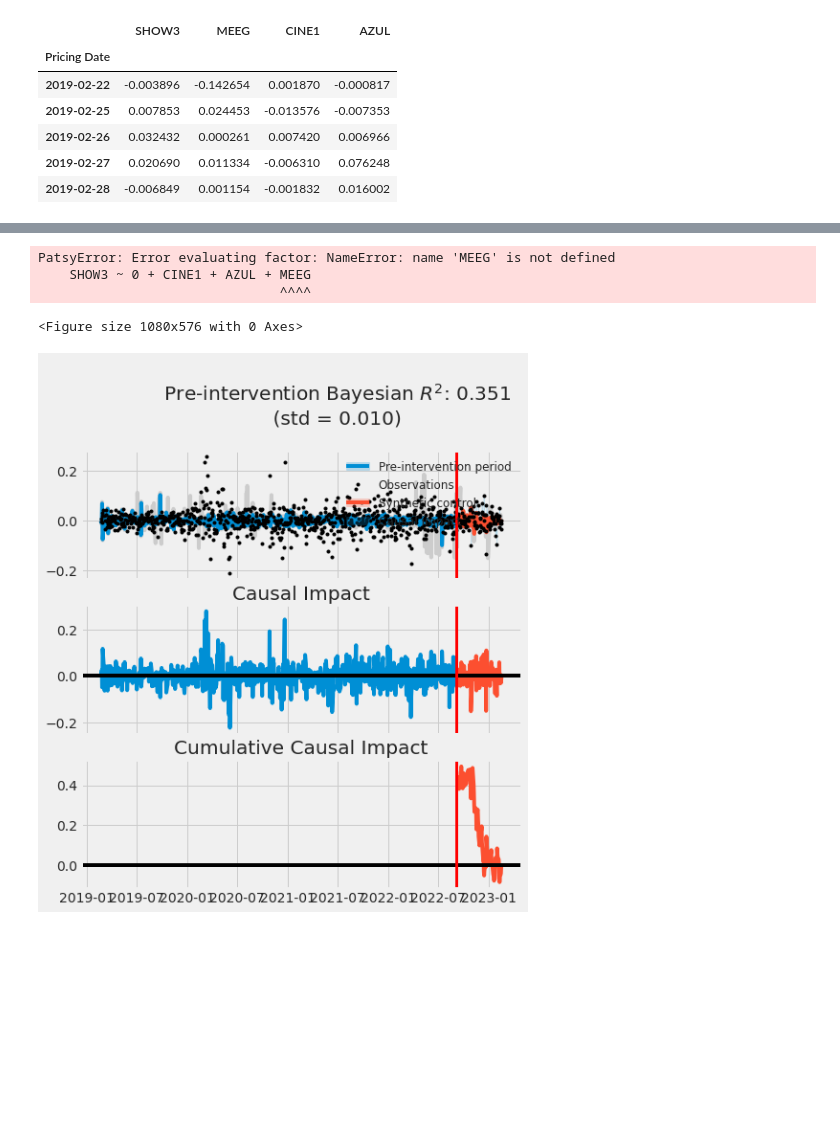
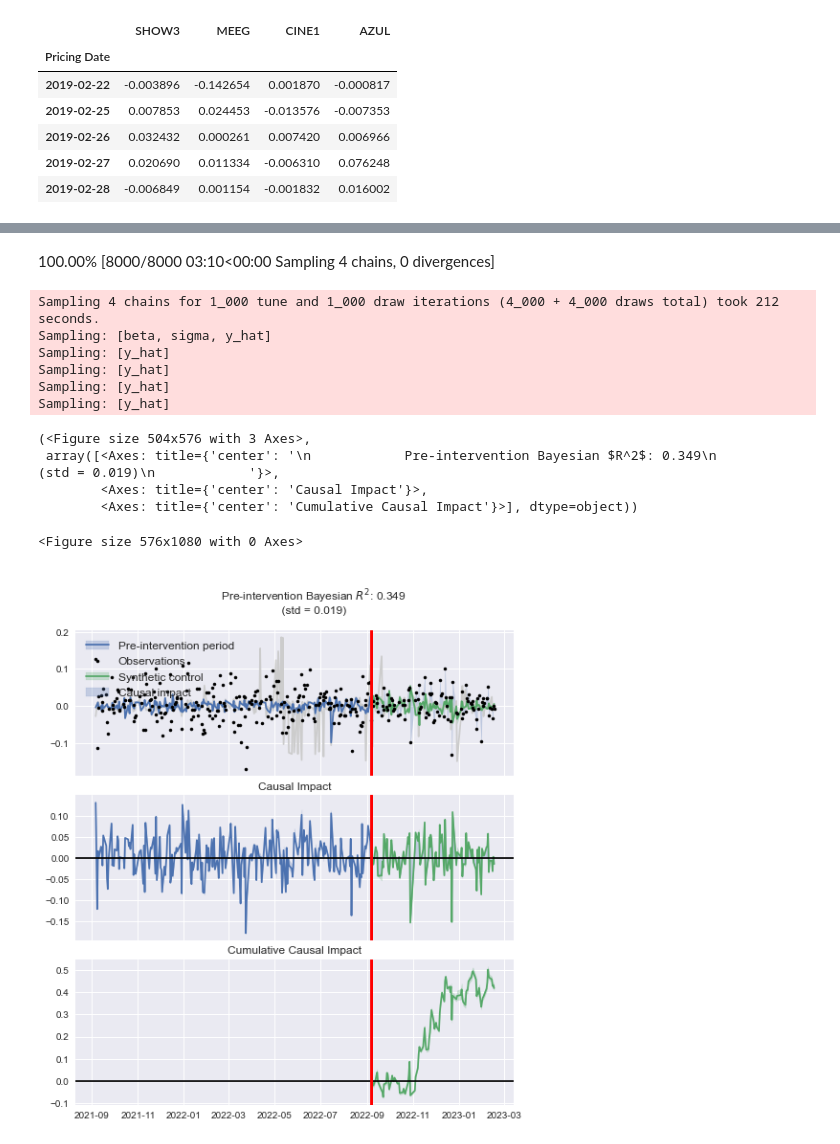
Before and after one commit to Jhonattanln/Causality_study, a Jupyter notebook: Code.ipynb, the cells around one changed output, grey strips where cells are left out. Drawn from its saved outputs; the diff is of its cells as text; code cells hidden in the pictures; blank space fills up the shorter version.

```diff
--- a/Code.ipynb
+++ b/Code.ipynb
@@ -5,4 +5,4 @@ import pandas as pd
 import matplotlib.pyplot as plt
 import causalpy as cp
 import seaborn as sns
-plt.style.use('fivethirtyeight')
+plt.style.use('seaborn')
@@ -30,11 +34,11 @@ grap = sns.heatmap(df.corr(), cmap='Greens', annot=True)
 # %%
-df = df.loc['2021-01-01':]
+df = df.loc['2021-09-06':]
 # %%
 event = pd.to_datetime('2022-09-06')
 # %%
 model = cp.pymc_models.WeightedSumFitter()
 # %%
-formula = 'SHOW3 ~ 0 + CINE1 + AZUL + MEEG'
+formula = 'SHOW3 ~ 0 + CINE1 + AZUL'
 # %%
 results = cp.pymc_experiments.SyntheticControl(
     df,
@@ -43,13 +47,20 @@ results = cp.pymc_experiments.SyntheticControl(
     model=model,
 )
 # %% [output]
+100.00% [8000/8000 03:10<00:00 Sampling 4 chains, 0 divergences]
-PatsyError: Error evaluating factor: NameError: name 'MEEG' is not defined
-    SHOW3 ~ 0 + CINE1 + AZUL + MEEG
-                               ^^^^
+Sampling 4 chains for 1_000 tune and 1_000 draw iterations (4_000 + 4_000 draws total) took 212 seconds.
+Sampling: [beta, sigma, y_hat]
+Sampling: [y_hat]
+Sampling: [y_hat]
+Sampling: [y_hat]
+Sampling: [y_hat]
 # %%
-plt.figure(figsize=(15, 8))
-esults.plot(plot_predictors=True)
-plt.show()
+plt.figure(figsize=(8, 15))
+results.plot(plot_predictors=True)
 # %% [output]
-<Figure size 1080x576 with 0 Axes>
+(<Figure size 504x576 with 3 Axes>,
+ array([<Axes: title={'center': '\n            Pre-intervention Bayesian $R^2$: 0.349\n            (std = 0.019)\n            '}>,
+        <Axes: title={'center': 'Causal Impact'}>,
+        <Axes: title={'center': 'Cumulative Causal Impact'}>], dtype=object))
+<Figure size 576x1080 with 0 Axes>
-[figure, old version]
+[figure, new version]
```
Also changed, not shown: parts of 2 cells of this notebook.
